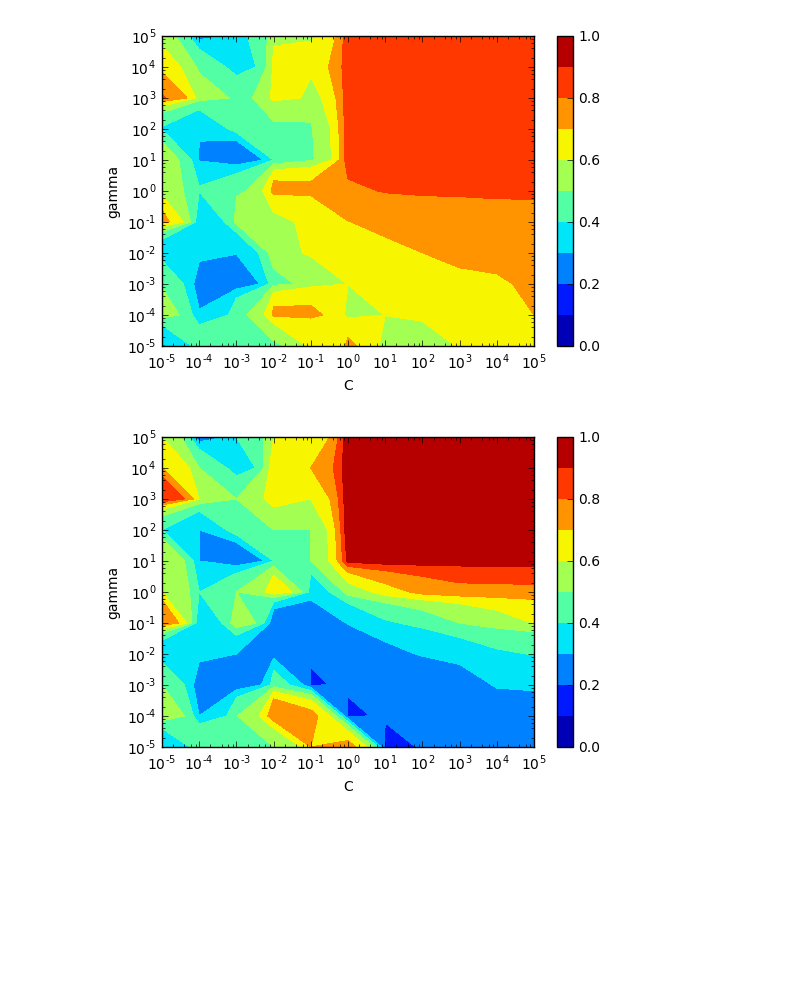
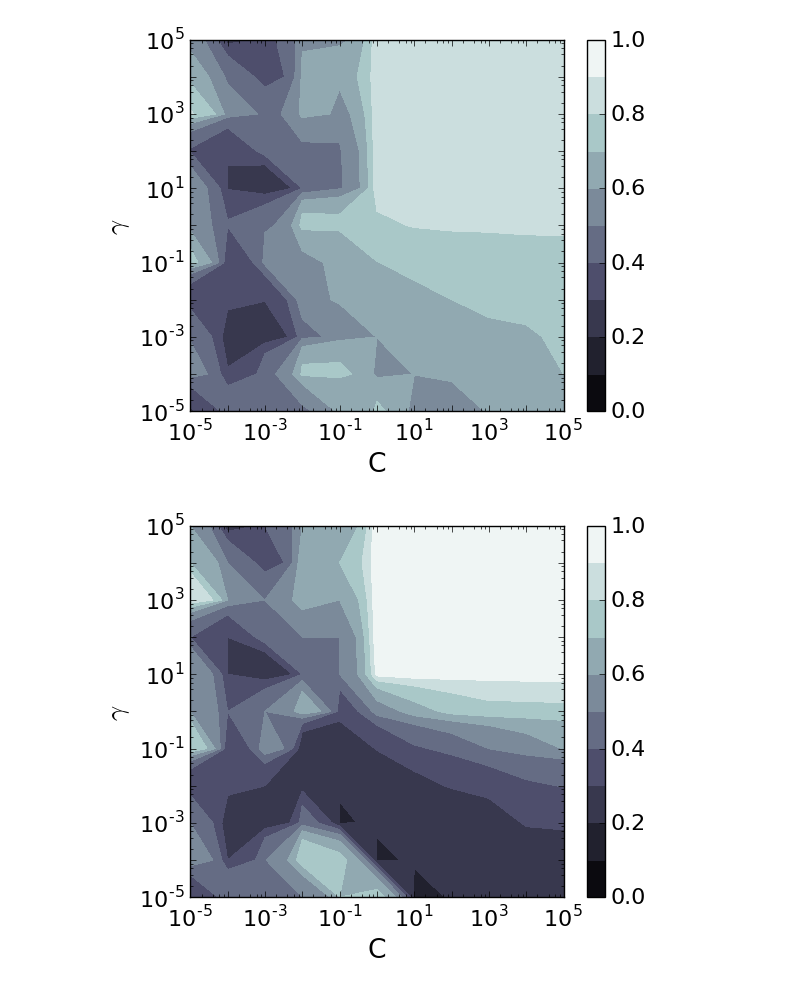
Before and after one commit to Yuanyuan-Shi/PowerOutagePredictor, a Jupyter notebook: PowerOutagePredictor/SVM/Generate plots.ipynb, the cells around one changed output. Cells and saved outputs as stored; diff of their text form; code cells hidden in the pictures; blank space fills up the shorter version.

Commit message:
Finalize plots for poster

```diff
--- a/PowerOutagePredictor/SVM/Generate plots.ipynb
+++ b/PowerOutagePredictor/SVM/Generate plots.ipynb
@@ -16,25 +16,33 @@ gridSearch.head()
 # %%
 # Overall Correctness
 N=11
 M=11
 
 X=gridSearch.C.values.reshape([N,M]) #output = NxM matrix value of our X's
 Y=gridSearch.gamma.values.reshape([N,M]) #output = NxM matrix of our Y's
 Z=gridSearch.Overall_Correctness.values.reshape([N,M]) #output = NxM matrix of unique z values
 
 spacer = 0.1
 lines = 10
 levels=np.linspace(0,lines*spacer,num=(lines+1),endpoint=True)
 
-plt.contourf(X,Y,Z, levels)
+fig=plt.figure(figsize=(6,5))
+ax = fig.add_subplot(111)
+plt.contourf(X,Y,Z, levels, cmap=plt.cm.bone)
 plt.xlabel("C")
-plt.ylabel("gamma")
+plt.ylabel(r"$\gamma$")
 plt.xscale("log")
 plt.yscale("log")
 plt.colorbar()
+plt.rcParams.update({'font.size': 16, "axes.labelsize": "large"})
+for label in ax.xaxis.get_ticklabels()[::2]:
+    label.set_visible(False)
+for label in ax.yaxis.get_ticklabels()[::2]:
+    label.set_visible(False)
+plt.tight_layout()
 plt.savefig("GridSearch_OverallCorrectness.png")
 # %% [output]
-[figure, old version]
+[figure, new version]
 # %%
 # False Negatives Bad
 N=11
@@ -48,15 +56,23 @@ spacer = 0.1
 lines = 10
 levels=np.linspace(0,lines*spacer,num=(lines+1),endpoint=True)
 
-plt.contourf(X,Y,Z, levels)
+fig=plt.figure(figsize=(6,5))
+ax = fig.add_subplot(111)
+plt.contourf(X,Y,Z, levels, cmap=plt.cm.bone)
 plt.xlabel("C")
-plt.ylabel("gamma")
+plt.ylabel(r"$\gamma$")
 plt.xscale("log")
 plt.yscale("log")
 plt.colorbar()
+plt.rcParams.update({'font.size': 16, "axes.labelsize": "large"})
+for label in ax.xaxis.get_ticklabels()[::2]:
+    label.set_visible(False)
+for label in ax.yaxis.get_ticklabels()[::2]:
+    label.set_visible(False)
+plt.tight_layout()
 plt.savefig("GridSearch_FalseNegativesBad.png")
 # %% [output]
-[figure, old version]
+[figure, new version]
 # %%
 # False Negatives Extreme
 N=11
```
Also changed, not shown: parts of 2 cells of this notebook.
